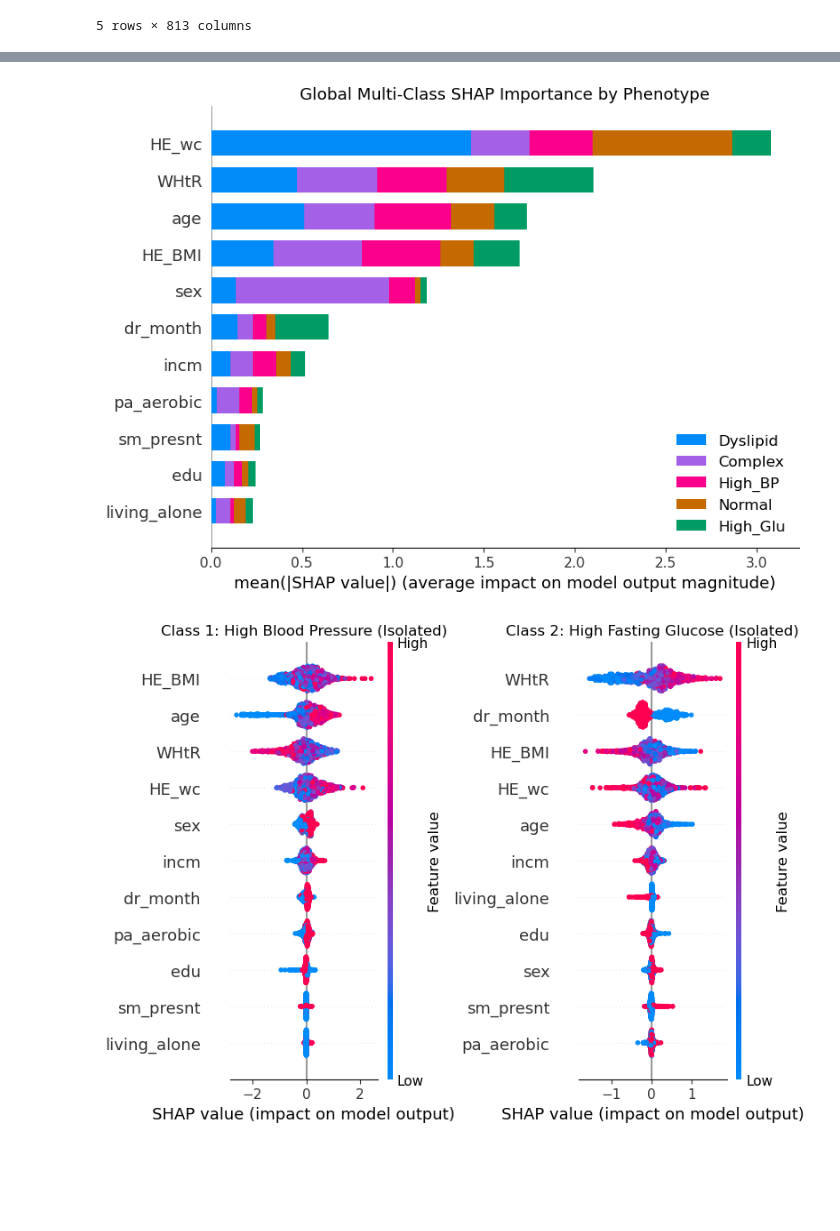
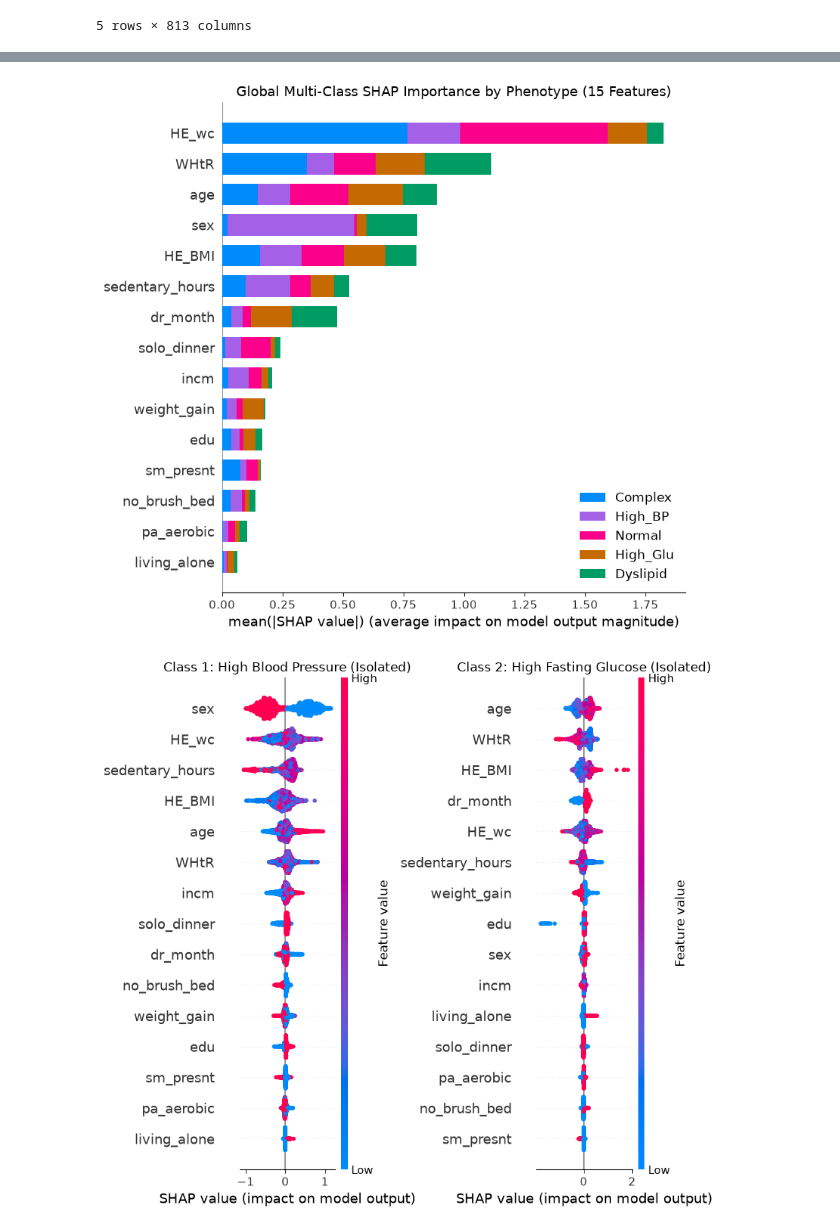
Before and after one commit to kdw123654/digital-project, a Jupyter notebook: my_model.ipynb, the cells around one changed output, grey strips where cells are left out. Drawn from its saved outputs; the diff is of its cells as text; code cells hidden in the pictures; blank space fills up the shorter version.

```diff
--- a/my_model.ipynb
+++ b/my_model.ipynb
@@ -30,11 +30,12 @@ selected_cols = [
     'DI1_dg', 'DI1_pt', 'DE1_dg', 'DE1_pt', 'DI2_dg', 'DI2_pt',
     'HE_glu', 'HE_TG', 'HE_HDL_st2', 'HE_sbp', 'HE_dbp',
     'HE_ht', 'HE_wt', 'HE_BMI', 'HE_wc',
-    'sm_presnt', 'dr_month', 'pa_aerobic'
+    'sm_presnt', 'dr_month', 'pa_aerobic',
+    'BE8_1', 'L_DN_TO', 'BO1_1', 'BM1_8' # [교수님 피드백 반영] 좌식시간, 혼밥, 체중증가, 구강위생 변수 추가
 ]
 
 df_list = []
-years = ['21', '22', '23', '24']
+years = ['20', '21', '22', '23', '24'] # [교수님 피드백 반영] 2020년 추가 -> 5개년치 통합
 
 for y in years:
     fpath=f'C:\\knhanes\\hn{y}_all.sas7bdat'
@@ -64,6 +66,6 @@ df_all.head()
 # %%
-df_young=df_all[(df_all['age']>=19)&(df_all['age']<=39)].copy()
-print(f'19~39세 청년층 인원: {len(df_young):,}명')
+df_young=df_all[(df_all['age']>=20)&(df_all['age']<=39)].copy()
+print(f'20~39세 청년층 인원: {len(df_young):,}명')
 # len뒤에 ,를 붙이면 5341이 아닌 5,341같이 천 단위로 콤마찍어줌
 
 med_mask = (df_young['DI1_pt'] == 1) | (df_young['DE1_pt'] == 1) | (df_young['DI2_pt'] == 1)
@@ -780,63 +804,78 @@ weighted avg       0.57      0.54      0.55      1404
 # %%
-# 변수 중요도 평가 ( tree MDI vs shap vs permutation importance )
+# [변수 중요도 평가 & 교수님 맞춤 2-Tier SHAP 심층 분석 (Step 4)]
+# - 교수님 핵심 가이드: '모든 질환에 깔리는 공통 기저 요인(Tier 1)'과
+#                       '아형별 특이적 차별 요인(Tier 2)'을 분리하여 보고
+# - 3가지 중요도 방법론(Tree MDI vs Permutation vs SHAP) 다각도 검증
+
 import shap
 from sklearn.inspection import permutation_importance
 
-# tree MDI (gain 중요도)
+# 1. Tree MDI 중요도 (Gain 기반)
 mdi_importance = pd.Series(
-    lgb_multi.booster_.feature_importance(importance_type='split'),
+    lgb_multi.booster_.feature_importance(importance_type='gain'),
     index=multi_features
 ).sort_values(ascending=False)
 
-# permutation importance (순열 중요도 -5회 반복)
+# 2. Permutation Importance (순열 중요도)
 perm_res = permutation_importance(lgb_multi, X_test_m, y_test_m, n_repeats=5, random_state=42)
 perm_importance = pd.Series(perm_res.importances_mean, index=multi_features).sort_values(ascending=False)
 
-# shap (treeExplainer)
+# 3. SHAP TreeExplainer 기반 Global 중요도
 explainer = shap.TreeExplainer(lgb_multi)
 shap_values = explainer.shap_values(X_test_m)
 
-# shap 출력 구조
 if isinstance(shap_values, np.ndarray) and len(shap_values.shape) == 3:
-    shap_list = [shap_values[:,:,i] for i in range(5)]
+    shap_list = [shap_values[:, :, i] for i in range(5)]
 else:
     shap_list = shap_values
 
-# global shap importance (mean absolute value)
 global_shap = pd.Series(
     np.abs(np.array(shap_list)).mean(axis=(0, 1)),
     index=multi_features
 ).sort_values(ascending=False)
 
-
-# [비교 테이블 출력] 3가지 방법론 순위 비교
+# 중요도 비교 테이블 출력
 comp_df = pd.DataFrame({
     'Tree MDI (Gain)': mdi_importance.rank(ascending=False).astype(int),
     'Permutation (순열)': perm_importance.rank(ascending=False).astype(int),
     'Global SHAP': global_shap.rank(ascending=False).astype(int)
 })
-print("=== [변수 중요도 방법론별 순위 비교] ===")
+print('=== [변수 중요도 방법론별 순위 비교 (15 Features)] ===')
 print(comp_df.sort_values(by='Global SHAP'))
 
-# [시각화 1] 글로벌 Multi-class SHAP 요약 바 차트 (5개 클래스별 기여도 색상 분할)
+# [시각화 1] 글로벌 Multi-class SHAP 요약 바 차트
 plt.figure(figsize=(10, 5))
 shap.summary_plot(shap_list, X_test_m, feature_names=multi_features,
                   class_names=class_names, plot_type='bar', show=False)
-plt.title('Global Multi-Class SHAP Importance by Phenotype', fontsize=13)
+plt.title('Global Multi-Class SHAP Importance by Phenotype (15 Features)', fontsize=13)
 plt.tight_layout()
 plt.show()
 
-
-# [시각화 2] OvR 관점: 고혈압형(Class 1) vs 혈당장애형(Class 2) 차별 피처 분석
+# [시각화 2] OvR 관점: 고혈압형(Class 1) vs 혈당장애형(Class 2) 차별 피처 Beeswarm 분석
 fig, axes = plt.subplots(1, 2, figsize=(15, 5))
-# 고혈압 우세형 (Class 1) Beeswarm
 plt.sca(axes[0])
 shap.summary_plot(shap_list[1], X_test_m, feature_names=multi_features, show=False)
 axes[0].set_title('Class 1: High Blood Pressure (Isolated)', fontsize=12)
-# 혈당장애 우세형 (Class 2) Beeswarm
 plt.sca(axes[1])
 shap.summary_plot(shap_list[2], X_test_m, feature_names=multi_features, show=False)
 axes[1].set_title('Class 2: High Fasting Glucose (Isolated)', fontsize=12)
 plt.tight_layout()
 plt.show()
+
+# [핵심 보고서] 교수님 피드백 반영: '2-Tier 요인 분석' 최종 요약 출력
+print('=' * 75)
+print('=== [교수님 피드백 반영: 2-Tier 대사위험 요인 분석 보고서] ===')
+print('=' * 75)
+print('\n[Tier 1: 전 아형 공통 기저 요인 (Universal Metabolic Base)]')
+print(' - 허리둘레 (HE_wc), 허리둘레/키 비율 (WHtR), BMI (HE_BMI), 연령 (age)')
+print(' -> 모든 대사 이상 질환군에 공통적으로 깔리는 핵심 신체계측 베이스라인')
+
+print('\n[Tier 2: 아형별 특이적 차별 요인 (Subtype-Specific Drivers) - 머신러닝 발굴]')
+tier2_data = []
+for i, c_name in enumerate(class_names[1:], 1):
+    shap_s = pd.Series(np.abs(shap_list[i]).mean(axis=0), index=multi_features).sort_values(ascending=False)
+    specific_drivers = [f for f in shap_s.index if f not in ['HE_wc', 'WHtR', 'HE_BMI', 'age']][:3]
+    tier2_data.append({'대사 아형': c_name, '핵심 특이 요인 (Top 3)': ', '.join(specific_drivers)})
+print(pd.DataFrame(tier2_data).to_string(index=False))
+print('=' * 75)
 # %% [output]
@@ -856,2 +899,2 @@ living_alone               11                 7           11
-[figure, old version]
+[figure, new version]
-[figure, old version]
+[figure, new version]
```
Also changed, not shown: parts of 16 cells of this notebook, 2 other files.
